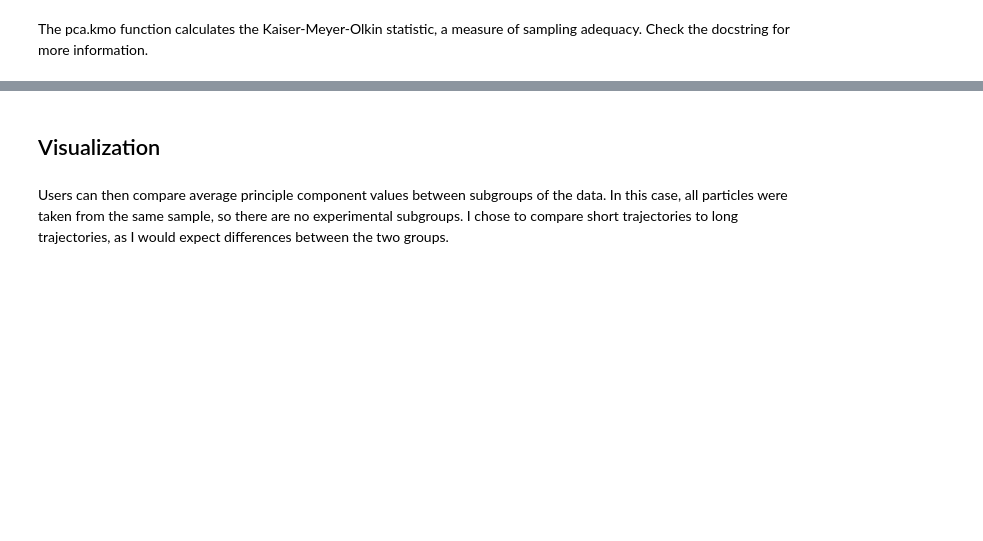
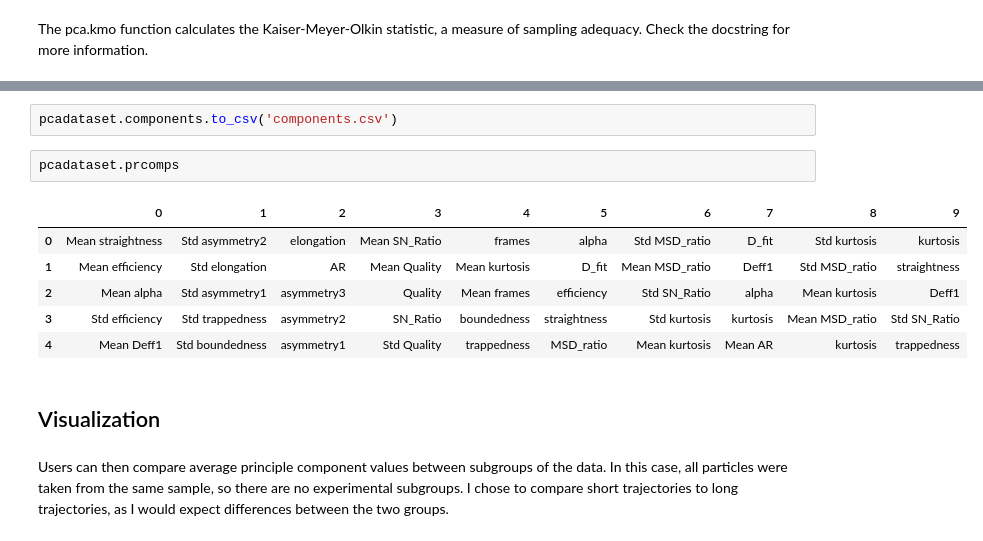
Before and after one commit to Nance-Lab/diff_classifier, a Jupyter notebook: notebooks/development/09_25_18_MW_PCA_Dorsa-3mM_NN.ipynb, the cells around one changed output, grey strips where cells are left out. Drawn from its saved outputs; the diff is of its cells as text; blank space fills up the shorter version.

```diff
--- a/notebooks/development/09_25_18_MW_PCA_Dorsa-3mM_NN.ipynb
+++ b/notebooks/development/09_25_18_MW_PCA_Dorsa-3mM_NN.ipynb
@@ -111,3 +122,14 @@ kmostat = pca.kmo(pcadataset.scaled)
+# %%
+pcadataset.components.to_csv('components.csv')
+# %%
+pcadataset.prcomps
+# %% [output]
+|  | 0 | 1 | 2 | 3 | 4 | 5 | 6 | 7 | 8 | 9 |
+| 0 | Mean straightness | Std asymmetry2 | elongation | Mean SN_Ratio | frames | alpha | Std MSD_ratio | D_fit | Std kurtosis | kurtosis |
+| 1 | Mean efficiency | Std elongation | AR | Mean Quality | Mean kurtosis | D_fit | Mean MSD_ratio | Deff1 | Std MSD_ratio | straightness |
+| 2 | Mean alpha | Std asymmetry1 | asymmetry3 | Quality | Mean frames | efficiency | Std SN_Ratio | alpha | Mean kurtosis | Deff1 |
+| 3 | Std efficiency | Std trappedness | asymmetry2 | SN_Ratio | boundedness | straightness | Std kurtosis | kurtosis | Mean MSD_ratio | Std SN_Ratio |
+| 4 | Mean Deff1 | Std boundedness | asymmetry1 | Std Quality | trappedness | MSD_ratio | Mean kurtosis | Mean AR | kurtosis | trappedness |
 # %% [markdown]
 ## Visualization
 # %% [markdown]
```
Also changed, not shown: parts of 15 cells of this notebook, 24 other files.
